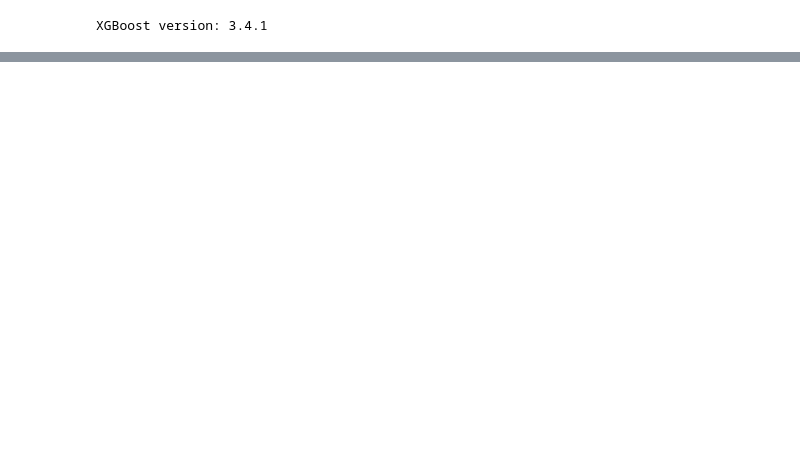
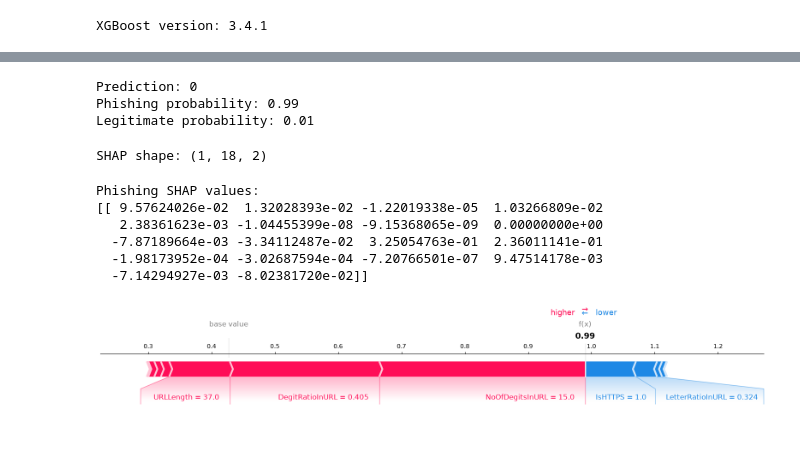
Before and after one commit to nikhi20-900/phishing-url-detection, a Jupyter notebook: notebook/01_dataset_analysis.ipynb, the cells around one changed output, grey strips where cells are left out. Cells and saved outputs as stored; diff of their text form; code cells hidden in the pictures; blank space fills up the shorter version.

Commit message:
fix: improve phishing detection and SHAP explainability

```diff
--- a/notebook/01_dataset_analysis.ipynb
+++ b/notebook/01_dataset_analysis.ipynb
@@ -700,0 +1219,13 @@ NameError: name 'X_test' is not defined
+# %%
+# Find phishing URLs correctly classified by Random Forest
+phishing_indices = X_test.index[
+    (y_test == 0) & (y_pred_rf == 0)
+]
+
+print("Correctly detected phishing URLs:", len(phishing_indices))
+
+# Select the first phishing URL
+sample_index = phishing_indices[0]
+
+print("\nSelected index:", sample_index)
+print("URL:", df_clean.loc[sample_index, "URL"])
@@ -700,0 +1237,4 @@ NameError: name 'X_test' is not defined
+# %%
+sample_features = X_test.loc[[sample_index]]
+
+print(sample_features.T)
@@ -700,0 +1261,38 @@ NameError: name 'X_test' is not defined
+# %%
+sample_prediction = random_forest.predict(sample_features)[0]
+sample_probability = random_forest.predict_proba(sample_features)[0]
+
+print("Prediction:", sample_prediction)
+print("Phishing probability:", sample_probability[0])
+print("Legitimate probability:", sample_probability[1])
+# %% [output]
+Prediction: 0
+Phishing probability: 0.99
+Legitimate probability: 0.01
+# %%
+sample_shap = explainer.shap_values(sample_features)
+
+print("SHAP shape:", sample_shap.shape)
+# %% [output]
+SHAP shape: (1, 18, 2)
+# %%
+sample_shap_phishing = sample_shap[:, :, 0]
+
+print("Phishing SHAP values:")
+print(sample_shap_phishing)
+# %% [output]
+Phishing SHAP values:
+[[ 9.57624026e-02  1.32028393e-02 -1.22019338e-05  1.03266809e-02
+   2.38361623e-03 -1.04455399e-08 -9.15368065e-09  0.00000000e+00
+  -7.87189664e-03 -3.34112487e-02  3.25054763e-01  2.36011141e-01
+  -1.98173952e-04 -3.02687594e-04 -7.20766501e-07  9.47514178e-03
+  -7.14294927e-03 -8.02381720e-02]]
+# %%
+shap.force_plot(
+    explainer.expected_value[0],
+    sample_shap_phishing[0],
+    sample_features.iloc[0],
+    matplotlib=True
+)
+# %% [output]
+[figure, added]
```
Also changed, not shown: parts of 40 cells of this notebook, 10 other files.
